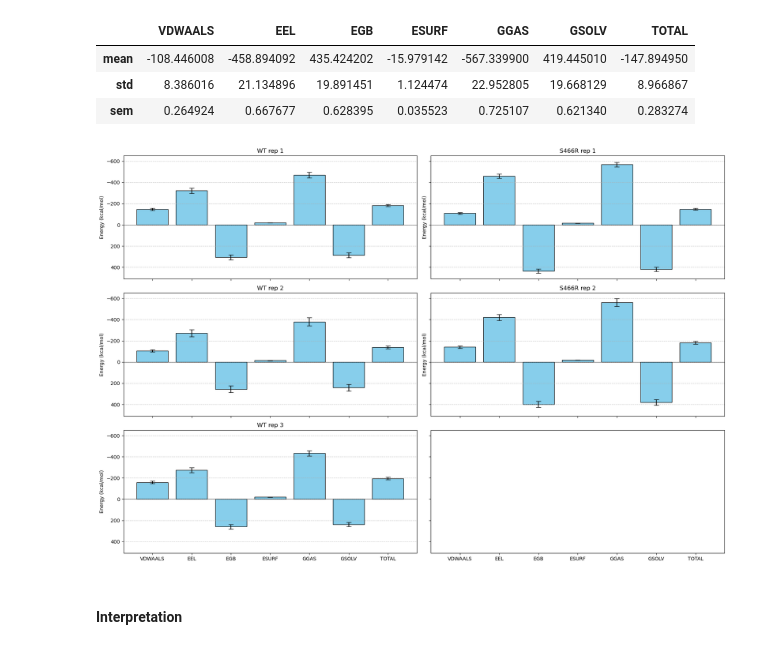
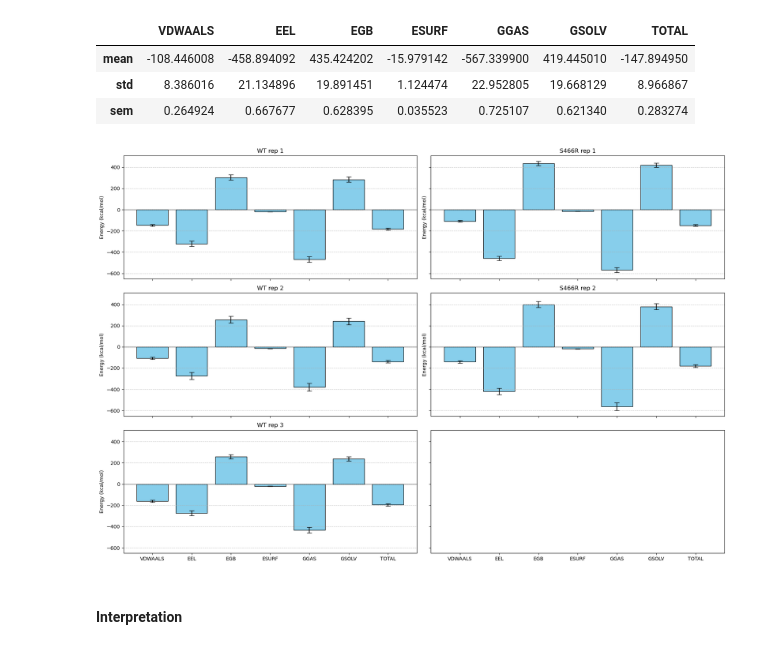
Before and after one commit to lacilab/IMDIA, a Jupyter notebook: scripts/notebooks/WT_S466R_reps12_gbsa_analysis .ipynb, the cells around one changed output. Drawn from its saved outputs; the diff is of its cells as text; code cells hidden in the pictures.

```diff
--- a/scripts/notebooks/WT_S466R_reps12_gbsa_analysis .ipynb
+++ b/scripts/notebooks/WT_S466R_reps12_gbsa_analysis .ipynb
@@ -123,35 +123,35 @@ all_data = [
     wt_delta_summary[0].transpose().values,
     wt_delta_summary[1].transpose().values,
     wt_delta_summary[2].transpose().values,
     S466R_delta_summary[0].transpose().values,
     S466R_delta_summary[1].transpose().values
 ]
 global_min = min([np.nanmin(data) for data in all_data])
 global_max = max([np.nanmax(data) for data in all_data])
 
 fig, axes = plt.subplots(3, 2, figsize=(18, 12), sharey=True, sharex=True)
 ax1, ax2, ax3, ax4, ax5, ax6 = axes.flatten()
 
 plots = [
     (wt_delta_summary[0].transpose(), ax1, 'WT rep 1'),
     (S466R_delta_summary[0].transpose(), ax2, 'S466R rep 1'),
     (wt_delta_summary[1].transpose(), ax3, 'WT rep 2'),
     (S466R_delta_summary[1].transpose(), ax4, 'S466R rep 2'),
     (wt_delta_summary[2].transpose(), ax5, 'WT rep 3')
 ]
 
 for df, ax, title in plots:
     ax.bar(df.index, df['mean'], yerr=df['std'], capsize=5, color='skyblue', edgecolor='black')
     ax.set_title(title)
     ax.set_ylabel('Energy (kcal/mol)')
     ax.grid(True, axis='y', linestyle='--', alpha=0.7)
     ax.axhline(0, color='black', linewidth=0.5)
 
-plt.gca().invert_yaxis()
+
 plt.tight_layout()
 plt.show()
 # %% [output]
-[figure, old version]
+[figure, new version]
 # %% [markdown]
 #### Interpretation
 # %% [markdown]
```
Also changed, not shown: parts of 9 cells of this notebook, 28 other files.
